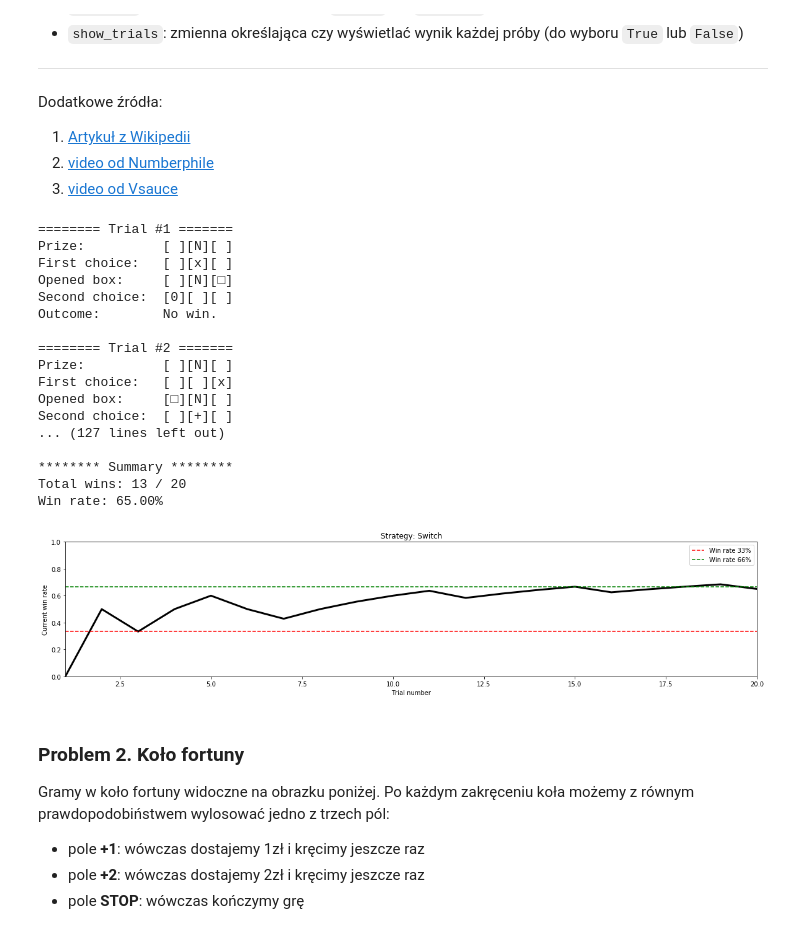
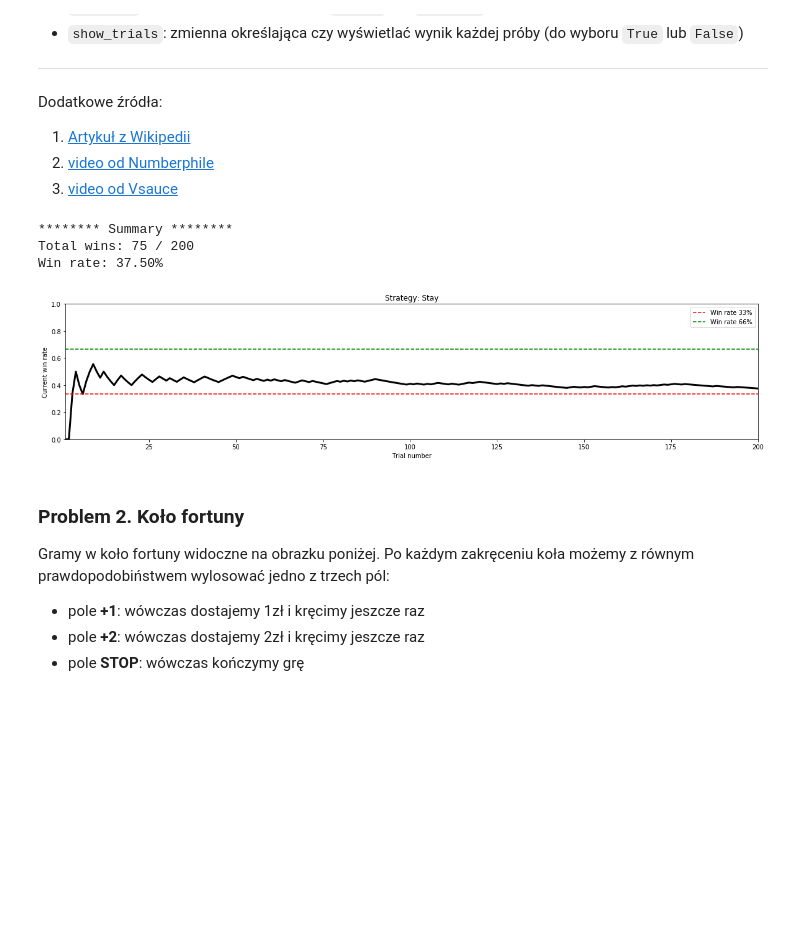
Before and after one commit to kbonna/sirp_materials, a Jupyter notebook: z1_zagadki_symulacje.ipynb, the cells around one changed output. Cells and saved outputs as stored; diff of their text form; code cells hidden in the pictures; blank space fills up the shorter version.

```diff
--- a/z1_zagadki_symulacje.ipynb
+++ b/z1_zagadki_symulacje.ipynb
@@ -25,9 +25,9 @@ Dodatkowe źródła:
 # %%
 ### Modify this part ##########################################################
 
-n_trials = 20
-strategy = 'switch' # 'stay' or 'switch'
-show_trials = True
+n_trials = 200
+strategy = 'stay' # 'stay' or 'switch'
+show_trials = False
 
 ###############################################################################
 import random
@@ -84,50 +84,36 @@ for trial in range(n_trials):
         print(f' Trial #{trial+1} '.center(25, '='))
         print('Prize:'.ljust(15, ' '), print_boxes([(prize_index, 'N')]))
         print('First choice:'.ljust(15, ' '), print_boxes([(first_choice, 'x')]))
         print('Opened box:'.ljust(15, ' '), print_boxes([(prize_index, 'N'), (opened_gate, u"\u25A1")]))
         print('Second choice:'.ljust(15, ' '), print_boxes([(second_choice, '+' if current_outcome else '0')]))
         print('Outcome:'.ljust(15, ' '), 'Win!' if current_outcome else 'No win.', '\n')
 
 print(f' Summary '.center(25, '*'))
 print(f'Total wins: {sum(outcomes)} / {n_trials}')
 print(f'Win rate: {sum(outcomes)/n_trials*100:.2f}%', '\n')
 
 # Plotting
 x_trials = np.arange(1, len(outcomes)+1)
 y_win_rate = np.cumsum(outcomes) / np.arange(1, len(outcomes)+1)
 
 fig, ax = plt.subplots(figsize=(20, 4), facecolor='w')
 
 ax.plot(x_trials, y_win_rate, 'k', lineWidth=3)
 ax.plot(x_trials, [1/3 for _ in x_trials], 'r--', label='Win rate 33%')
 ax.plot(x_trials, [2/3 for _ in x_trials], 'g--', label='Win rate 66%')
 
 ax.set_xlim([1, x_trials[-1]])
 ax.set_ylim([0, 1])
 ax.set_xlabel('Trial number')
 ax.set_ylabel('Current win rate')
 ax.set_title('Strategy: ' + strategy.capitalize())
 ax.legend()
 plt.show()
 # %% [output]
-======== Trial #1 =======
-Prize:          [ ][N][ ]
-First choice:   [ ][x][ ]
-Opened box:     [ ][N][□]
-Second choice:  [0][ ][ ]
-Outcome:        No win.
-
-======== Trial #2 =======
-Prize:          [ ][N][ ]
-First choice:   [ ][ ][x]
-Opened box:     [□][N][ ]
-Second choice:  [ ][+][ ]
-... (127 lines left out)
-
 ******** Summary ********
-Total wins: 13 / 20
-Win rate: 65.00%
+Total wins: 75 / 200
+Win rate: 37.50%
-[figure, old version]
+[figure, new version]
 # %% [markdown]
 ### Problem 2. Koło fortuny
 
```
Also changed, not shown: parts of 4 cells of this notebook, 1 other file.
